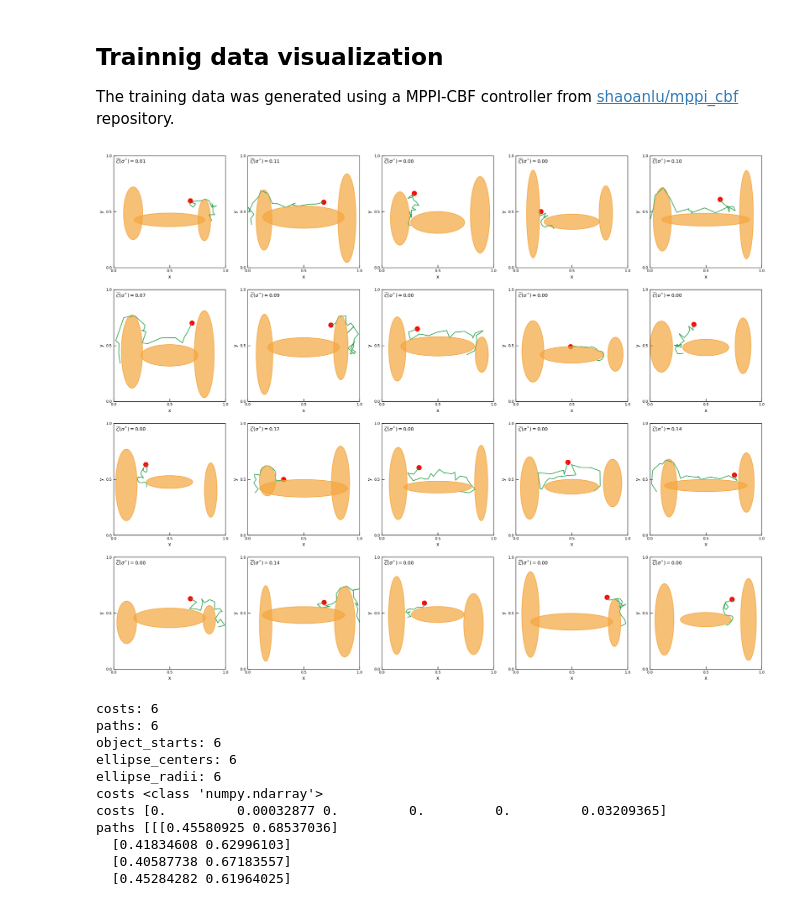
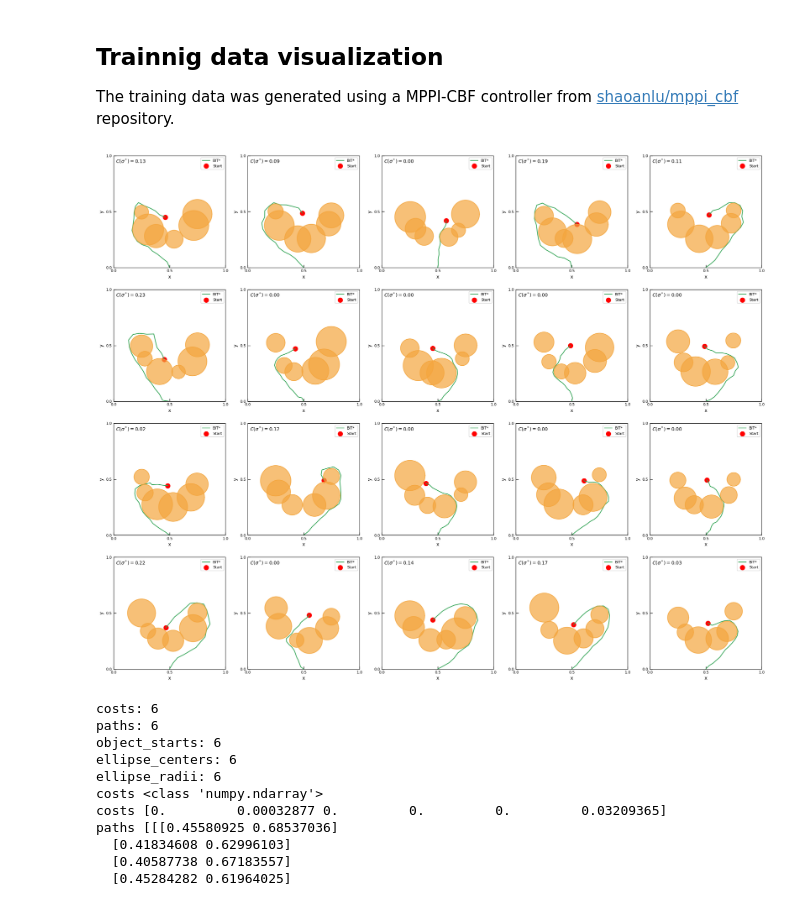
Before and after one commit to yifeidong0/diffusion_policy_escape_energy, a Jupyter notebook: train/train_ee2d.ipynb, the cells around one changed output. Drawn from its saved outputs; the diff is of its cells as text; code cells hidden in the pictures.

```diff
--- a/train/train_ee2d.ipynb
+++ b/train/train_ee2d.ipynb
@@ -24,13 +24,13 @@ with open("../config/config_ee2d.yaml", "r") as file:
 # %% [markdown]
 ## Download dataset
 # %%
-dataset_path = "../dataset_escape_from_u_2d_30000_envs.joblib"
+dataset_path = "../dataset_escape_from_u_2d_8192_envs.joblib"
 # if not os.path.isfile(dataset_path):
 #     gdown.download(id="14safYt34YKn21vL9c_BsRHaG_URPB4Dp", output=dataset_path, quiet=False)
 # %% [markdown]
 ## Load dataset and instantiate the NN
 # %%
-num_data = 2048*4
+num_data = 256*8
 dataset = EscapeEnergy2DDataset(dataset_path=dataset_path, config=config, num_data=num_data)
 print("Dataset loaded successfully.")
 
@@ -125,21 +120,21 @@ import numpy as np
 from matplotlib import pyplot as plt
 # %%
 from dataset.escape_from_u_generator import plot_multiple
-trn_data = joblib.load("../dataset_escape_from_u_2d_30000_envs.joblib")
+trn_data = joblib.load("../dataset_escape_from_u_2d_8192_envs.joblib")
 num_envs = 20
 sol_path_list = []
 cost_list = []
 centers_list = []
 rads_list = []
 for env_idx in range(num_envs):
     sol_path_list.append(trn_data["paths"][env_idx])
     cost_list.append(trn_data["costs"][env_idx])
     centers_list.append(trn_data["ellipse_centers"][env_idx])
     rads_list.append(trn_data["ellipse_radii"][env_idx])
 
 plot_multiple(sol_path_list, cost_list, centers_list, rads_list)
 # %% [output]
-[figure, old version]
+[figure, new version]
 # %%
 for key, value in trn_data.items():
     print(f"{key}: {len(value)}")
```
Also changed, not shown: parts of 4 cells of this notebook, 6 other files.
